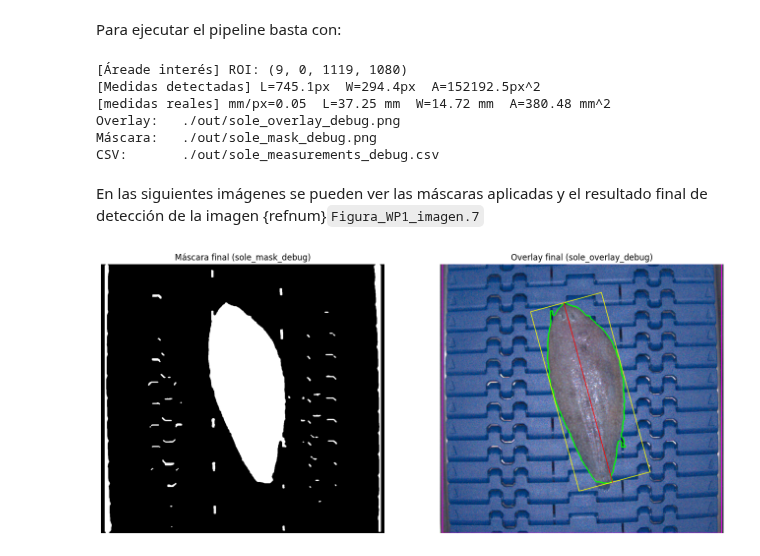
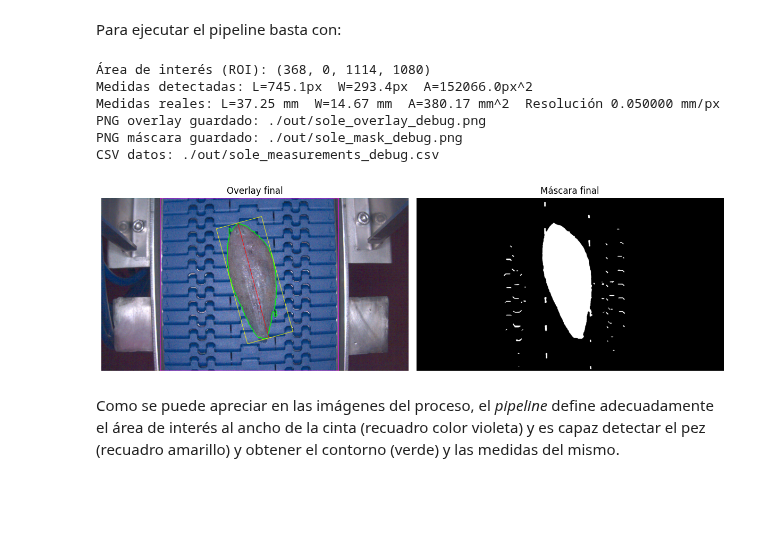
Before and after one commit to jalosu/FLATCLASS, a Jupyter notebook: content/01/Modulo-3.ipynb, the cells around one changed output. Drawn from its saved outputs; the diff is of its cells as text; code cells hidden in the pictures; blank space fills up the shorter version.

Commit message:
Modulo 3 acabado
Nuevo código con detección ROI automática

```diff
--- a/content/01/Modulo-3.ipynb
+++ b/content/01/Modulo-3.ipynb
@@ -424,45 +567,32 @@ El pipeline también proporciona algunas funciones auxiliares como:
 * **get_scale_mm_per_px().** No recibe argumentos y devuelve el factor escalar `mm_per_px` (flotante) o `None` si no está disponible. Internamente busca primero una función externa del usuario `get_mm_per_px()` y, en su defecto, un fichero `calibracion_px_mm.json` con la clave `"mm_per_px"`, que debería existir tras haber realizado una calibración. Su utilidad es habilitar la conversión métrica de las magnitudes geométricas estimadas en píxeles —longitud, anchura y área.
 # %% [markdown]
 Para ejecutar el pipeline basta con:
-# %%
-# === Ejecutar ===
-overlay_p, mask_p, csv_p, Lpx, Wpx, Apx2, mmpp, roi = extractor()
-print(f"[Áreade interés] ROI: {roi}")
-print(f"[Medidas detectadas] L={Lpx:.1f}px  W={Wpx:.1f}px  A={Apx2:.1f}px^2")
-if mmpp:
-    print(f"[medidas reales] mm/px={mmpp}  L={Lpx*mmpp:.2f} mm  W={Wpx*mmpp:.2f} mm  A={Apx2*(mmpp**2):.2f} mm^2")
-print(f"Overlay:   {overlay_p}")
-print(f"Máscara:   {mask_p}")
-print(f"CSV:       {csv_p}")
-# %% [output]
-[Áreade interés] ROI: (9, 0, 1119, 1080)
-[Medidas detectadas] L=745.1px  W=294.4px  A=152192.5px^2
-[medidas reales] mm/px=0.05  L=37.25 mm  W=14.72 mm  A=380.48 mm^2
-Overlay:   ./out/sole_overlay_debug.png
-Máscara:   ./out/sole_mask_debug.png
-CSV:       ./out/sole_measurements_debug.csv
+# %%
+# -------------------------
+# Execute & (optional) display
+# -------------------------
+res = extractor()
+
+# Visualización en notebook (no guarda archivos por sí misma)
+plt.figure(figsize=(12, 5))
+plt.subplot(1, 2, 1); plt.title("Overlay final"); plt.imshow(res["overlay_img"]); plt.axis("off")
+plt.subplot(1, 2, 2); plt.title("Máscara final"); plt.imshow(res["mask_img"], cmap="gray"); plt.axis("off")
+plt.tight_layout()
+
+print(f"Área de interés (ROI): {res['roi']}")
+print(f"Medidas detectadas: L={res['length_px']:.1f}px  W={res['width_px']:.1f}px  A={res['area_px2']:.1f}px^2")
+if np.isfinite(res["mm_per_px"]):
+    print(f"Medidas reales: L={res['length_mm']:.2f} mm  W={res['width_mm']:.2f} mm  A={res['area_mm2']:.2f} mm^2  Resolución {res['mm_per_px']:.6f} mm/px")
+print(f"PNG overlay guardado: {res['overlay_path']}")
+print(f"PNG máscara guardado: {res['mask_path']}")
+print(f"CSV datos: {res['csv_path']}")
+# %% [output]
+Área de interés (ROI): (368, 0, 1114, 1080)
+Medidas detectadas: L=745.1px  W=293.4px  A=152066.0px^2
+Medidas reales: L=37.25 mm  W=14.67 mm  A=380.17 mm^2  Resolución 0.050000 mm/px
+PNG overlay guardado: ./out/sole_overlay_debug.png
+PNG máscara guardado: ./out/sole_mask_debug.png
+CSV datos: ./out/sole_measurements_debug.csv
+[figure, added]
 # %% [markdown]
-En las siguientes imágenes se pueden ver las máscaras aplicadas y el resultado final de detección de la imagen {refnum}`Figura_WP1_imagen.7`
+Como se puede apreciar en las imágenes del proceso, el *pipeline* define adecuadamente el área de interés al ancho de la cinta (recuadro color violeta) y es capaz detectar el pez (recuadro amarillo) y obtener el contorno (verde) y las medidas del mismo.
-# %%
-import matplotlib.pyplot as plt
-
-# Cargamos desde las rutas devueltas por run()
-mask_img = cv2.imread(mask_p, cv2.IMREAD_GRAYSCALE)
-overlay_bgr = cv2.imread(overlay_p, cv2.IMREAD_COLOR)
-overlay_rgb = cv2.cvtColor(overlay_bgr, cv2.COLOR_BGR2RGB)
-
-plt.figure(figsize=(14, 6))
-plt.subplot(1, 2, 1)
-plt.imshow(mask_img, cmap='gray')
-plt.title('Máscara final (sole_mask_debug)')
-plt.axis('off')
-
-plt.subplot(1, 2, 2)
-plt.imshow(overlay_rgb)
-plt.title('Overlay final (sole_overlay_debug)')
-plt.axis('off')
-
-plt.tight_layout()
-plt.show()
-# %% [output]
-[figure, removed]
```
Also changed, not shown: parts of 5 cells of this notebook, 32 other files.
